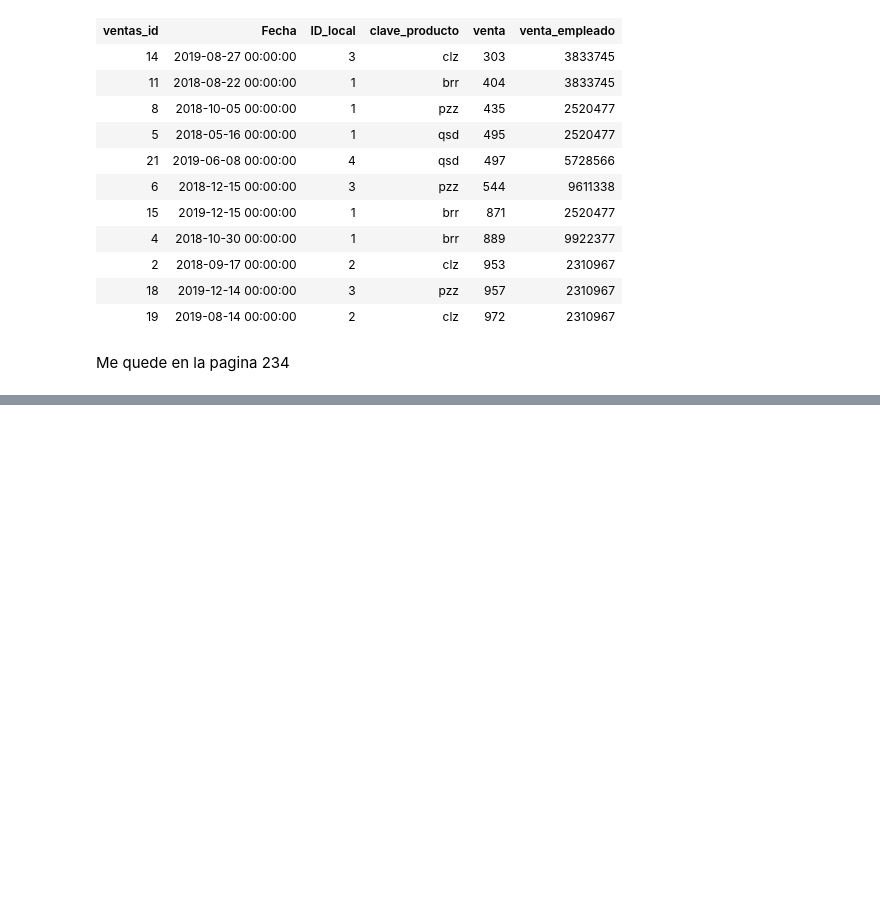
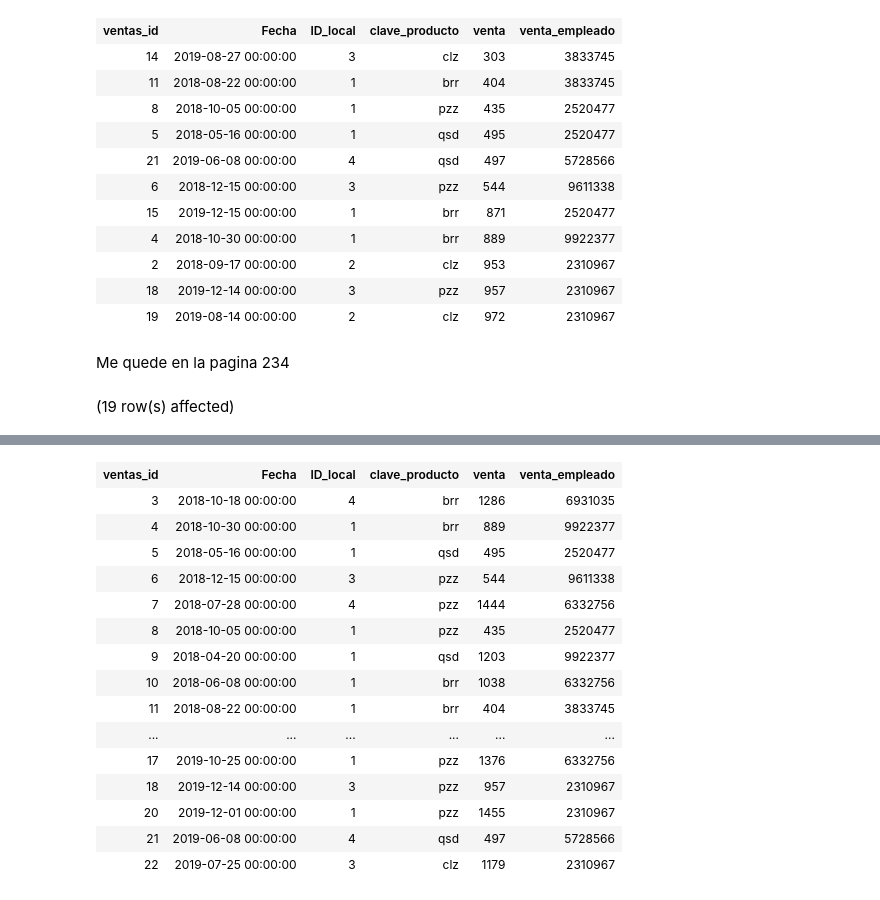
Before and after one commit to Patricoders23/curso_sql, a Jupyter notebook: notebooks/clase_31.ipynb, the cells around one changed output, grey strips where cells are left out. Drawn from its saved outputs; the diff is of its cells as text; code cells hidden in the pictures; blank space fills up the shorter version.

```diff
--- a/notebooks/clase_31.ipynb
+++ b/notebooks/clase_31.ipynb
@@ -216,3 +216,9 @@ Total execution time: 00:00:01.010
 | 19 | 2019-08-14 00:00:00 | 2 | clz | 972 | 2310967 |
 # %% [markdown]
 Me quede en la pagina 234
+# %%
+SELECT *
+FROM datos.ventas
+WHERE ID_local !=2;
+# %% [output]
+(19 row(s) affected)
@@ -218,0 +226,16 @@ Me quede en la pagina 234
+| ventas_id | Fecha | ID_local | clave_producto | venta | venta_empleado |
+| 3 | 2018-10-18 00:00:00 | 4 | brr | 1286 | 6931035 |
+| 4 | 2018-10-30 00:00:00 | 1 | brr | 889 | 9922377 |
+| 5 | 2018-05-16 00:00:00 | 1 | qsd | 495 | 2520477 |
+| 6 | 2018-12-15 00:00:00 | 3 | pzz | 544 | 9611338 |
+| 7 | 2018-07-28 00:00:00 | 4 | pzz | 1444 | 6332756 |
+| 8 | 2018-10-05 00:00:00 | 1 | pzz | 435 | 2520477 |
+| 9 | 2018-04-20 00:00:00 | 1 | qsd | 1203 | 9922377 |
+| 10 | 2018-06-08 00:00:00 | 1 | brr | 1038 | 6332756 |
+| 11 | 2018-08-22 00:00:00 | 1 | brr | 404 | 3833745 |
+| ... | ... | ... | ... | ... | ... |
+| 17 | 2019-10-25 00:00:00 | 1 | pzz | 1376 | 6332756 |
+| 18 | 2019-12-14 00:00:00 | 3 | pzz | 957 | 2310967 |
+| 20 | 2019-12-01 00:00:00 | 1 | pzz | 1455 | 2310967 |
+| 21 | 2019-06-08 00:00:00 | 4 | qsd | 497 | 5728566 |
+| 22 | 2019-07-25 00:00:00 | 3 | clz | 1179 | 2310967 |
```
Also changed, not shown: parts of 1 cell of this notebook, 1 other file.
